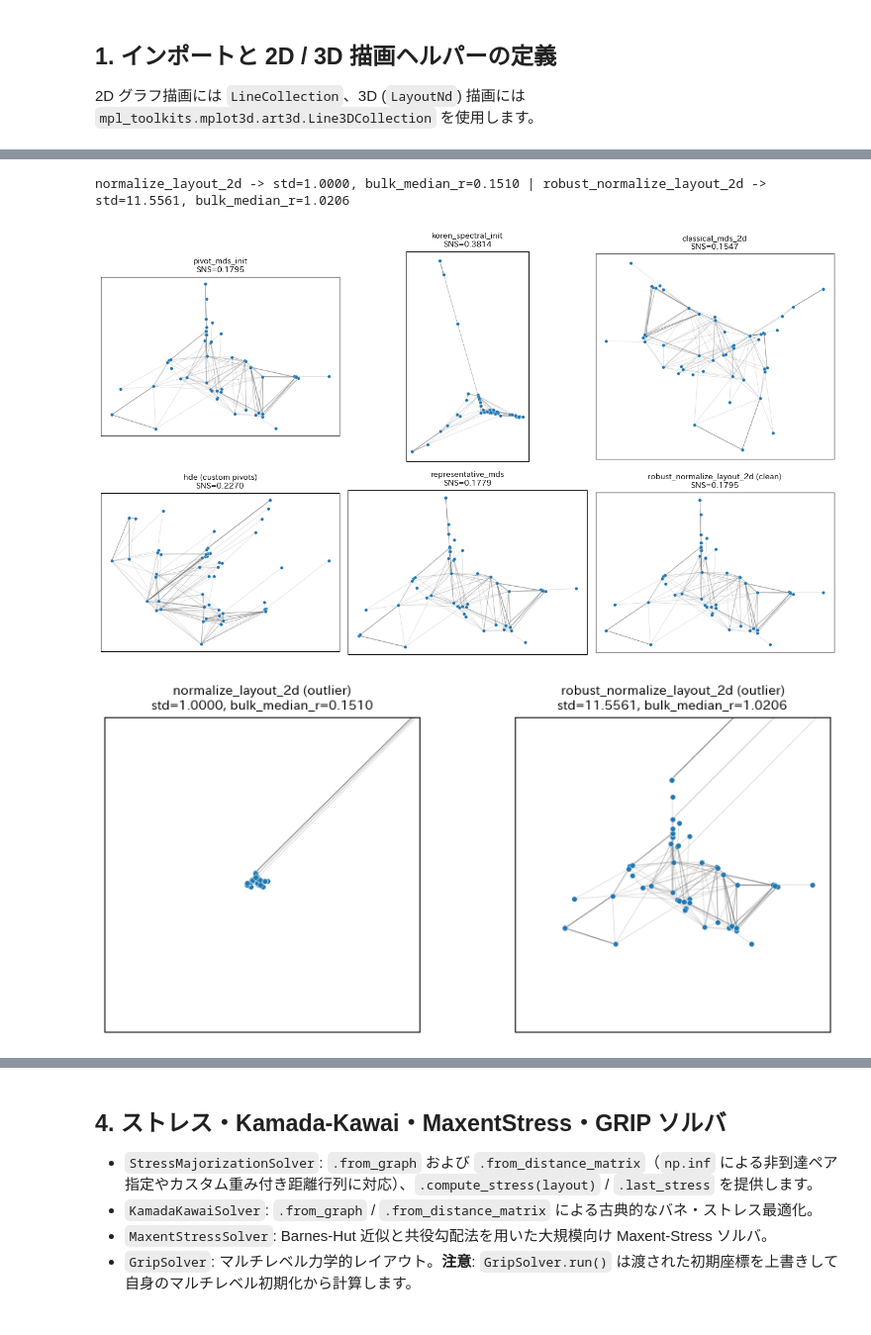
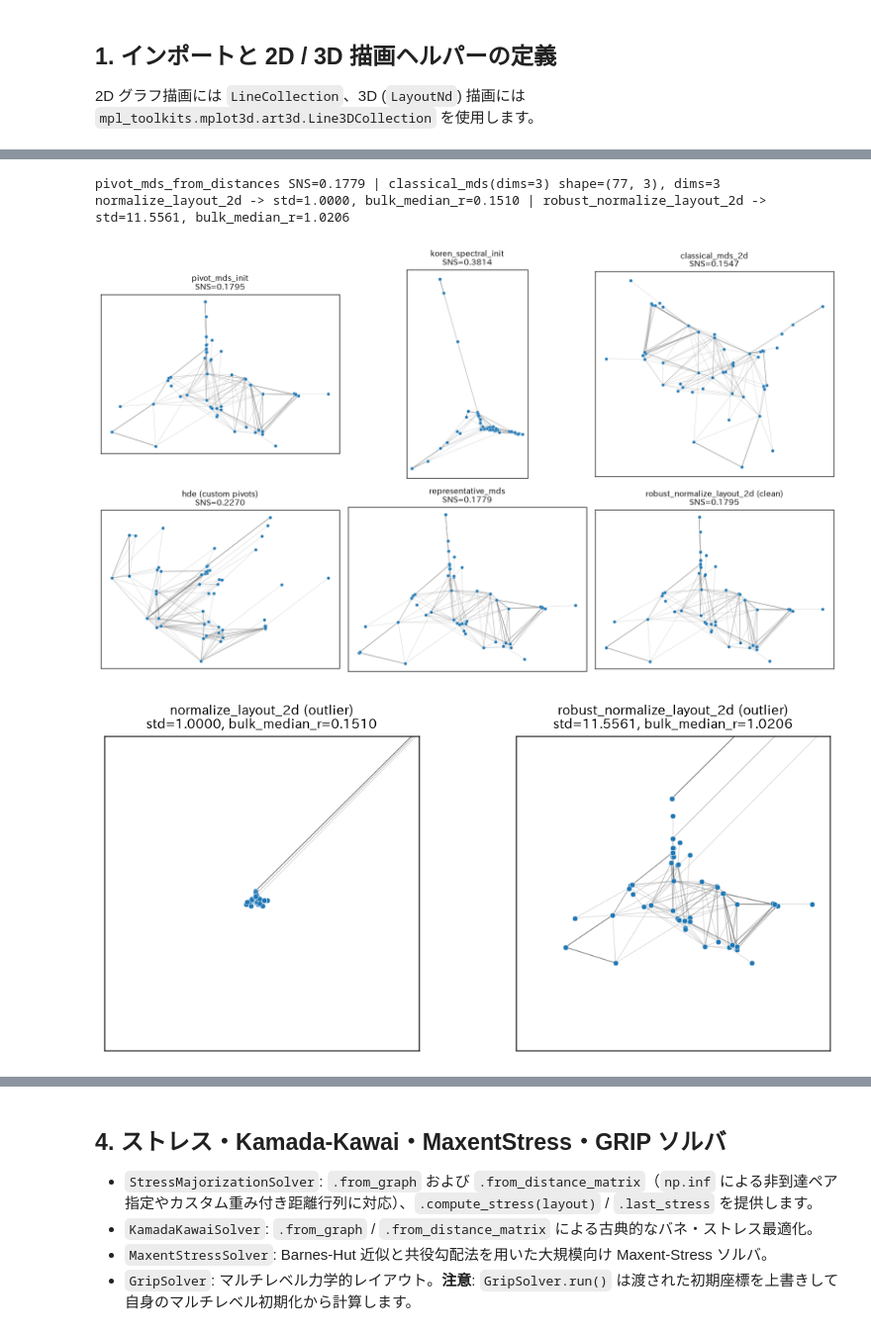
Before and after one commit to likr/egraph-rs, a Jupyter notebook: notebooks/02_initialization_and_stress_layouts.ipynb, the cells around one changed output, grey strips where cells are left out. Shown at 99% size. Cells and saved outputs as stored; diff of their text form; code cells hidden in the pictures.

```diff
--- a/notebooks/02_initialization_and_stress_layouts.ipynb
+++ b/notebooks/02_initialization_and_stress_layouts.ipynb
@@ -9,6 +9,7 @@
 
 2D グラフ描画には `LineCollection`、3D (`LayoutNd`) 描画には `mpl_toolkits.mplot3d.art3d.Line3DCollection` を使用します。
 # %%
+\
 import time
 import numpy as np
 import matplotlib.pyplot as plt
@@ -22,9 +23,11 @@ except ImportError:
 
 import egraph as eg
 
+plt.rcParams["figure.dpi"] = 120
+
 
 def plot_graph_2d(graph: eg.CsrGraph, layout: eg.Layout2d, ax, title: str = "", node_size: float = 16.0):
-    """Plot 2D graph layout using matplotlib LineCollection and scatter."""
+    '''Plot 2D graph layout using matplotlib LineCollection and scatter.'''
     coords = layout.coords(copy=False)
     indptr = graph.indptr()
     indices = graph.indices()
@@ -46,7 +49,7 @@ def plot_graph_2d(graph: eg.CsrGraph, layout: eg.Layout2d, ax, title: str = "",
 
 
 def plot_graph_3d(graph: eg.CsrGraph, layout_nd: eg.LayoutNd, ax, title: str = "", node_size: float = 10.0):
-    """Plot 3D LayoutNd embedding using Matplotlib mplot3d Line3DCollection."""
+    '''Plot 3D LayoutNd embedding using Matplotlib mplot3d Line3DCollection.'''
     coords = layout_nd.coords(copy=False)
     indptr = graph.indptr()
     indices = graph.indices()
@@ -79,6 +83,7 @@ def plot_graph_3d(graph: eg.CsrGraph, layout_nd: eg.LayoutNd, ax, title: str = "
 - `representative_mds`: 代表ノードへの距離行列 `(N, R)` から MDS を計算（`LayoutNd` を返すため 2D 座標として `Layout2d.from_coords` へ変換可能）
 - `normalize_layout_2d` / `robust_normalize_layout_2d`: 標準偏差正規化と、外れ値に頑健な分位点ベース正規化
 # %%
+\
 g_lesmis = eg.load_dataset("lesmis")
 
 # Compare 2D initializers on 'lesmis' (N=77)
@@ -86,12 +91,18 @@ pivots = eg.select_maxmin_sp_pivots(g_lesmis, num_pivots=24, seed=42)
 dm_lesmis = eg.all_pairs_bfs(g_lesmis)
 
 l_pmds = eg.pivot_mds_init(g_lesmis, num_pivots=30, seed=42)
+l_pmds_dm = eg.pivot_mds_from_distances(dm_lesmis[:, pivots], seed=42)
 l_koren = eg.koren_spectral_init(g_lesmis, seed=42)
-# Note: classical_mds_2d is O(N^3); keep for small graphs like lesmis/karate
+# Note: classical_mds / classical_mds_2d is O(N^3); keep for small graphs like lesmis/karate
 l_cmds = eg.classical_mds_2d(g_lesmis)
+l_cmds_3d = eg.classical_mds(g_lesmis, dims=3)
 l_hde = eg.hde(g_lesmis, dimensions=30, pivots=pivots, seed=42)
 l_rep_nd = eg.representative_mds(dm_lesmis[:, pivots], dims=2)
 l_rep = eg.Layout2d.from_coords(l_rep_nd.coords(copy=False))
+print(
+    f"pivot_mds_from_distances SNS={eg.scale_normalized_stress(g_lesmis, l_pmds_dm):.4f} | "
+    f"classical_mds(dims=3) shape={l_cmds_3d.coords(copy=False).shape}, dims={l_cmds_3d.dims}"
+)
 
 # Compare standard vs robust normalization on an outlier-perturbed copy
 coords_outlier = l_pmds.copy_coords()
@@ -126,32 +137,33 @@ init_items = [
 
 fig, axes = plt.subplots(2, 3, figsize=(13, 8))
 for ax, (name, lay) in zip(axes.ravel(), init_items):
     sns = eg.scale_normalized_stress(g_lesmis, lay)
     plot_graph_2d(g_lesmis, lay, ax=ax, title=f"{name}\nSNS={sns:.4f}")
 plt.tight_layout()
 plt.show()
 
 # Visualize bulk collapse vs preservation under the same coordinate window
 fig, axes = plt.subplots(1, 2, figsize=(9, 4))
 for ax, (title, lay, med_r) in zip(
     axes,
     [
         ("normalize_layout_2d (outlier)", l_norm_std, med_std),
         ("robust_normalize_layout_2d (outlier)", l_norm_rob, med_rob),
     ],
 ):
     plot_graph_2d(
         g_lesmis,
         lay,
         ax=ax,
         title=f"{title}\nstd={lay.coords(copy=False).std():.4f}, bulk_median_r={med_r:.4f}",
     )
     ax.set_xlim(-3.2, 3.2)
     ax.set_ylim(-3.2, 3.2)
 plt.tight_layout()
 plt.show()
 # %% [output]
+pivot_mds_from_distances SNS=0.1779 | classical_mds(dims=3) shape=(77, 3), dims=3
 normalize_layout_2d -> std=1.0000, bulk_median_r=0.1510 | robust_normalize_layout_2d -> std=11.5561, bulk_median_r=1.0206
 [figure]
-[figure, old version]
+[figure, new version]
 # %% [markdown]
```
Also changed, not shown: parts of 7 cells of this notebook, 9 other files.
